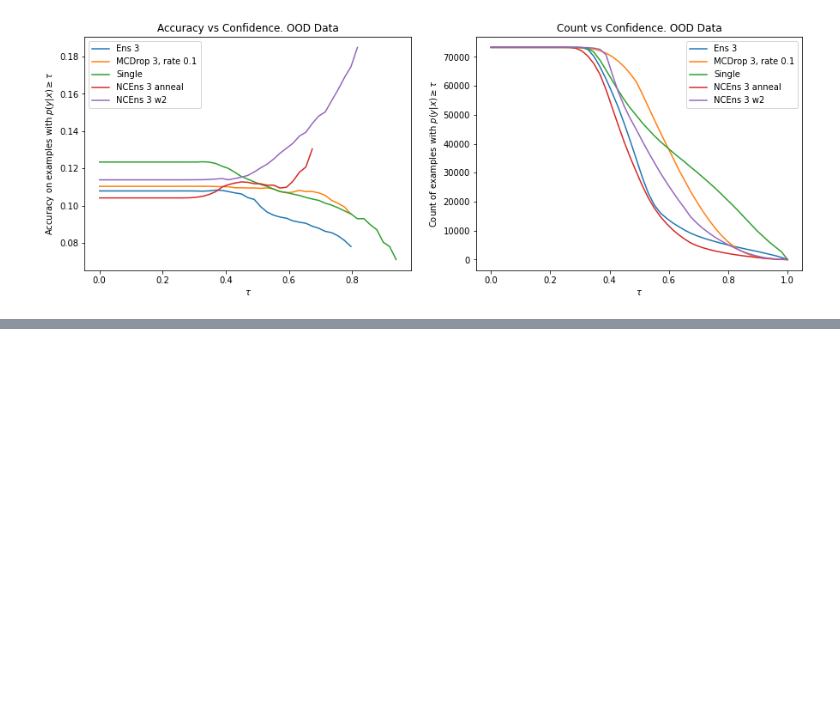
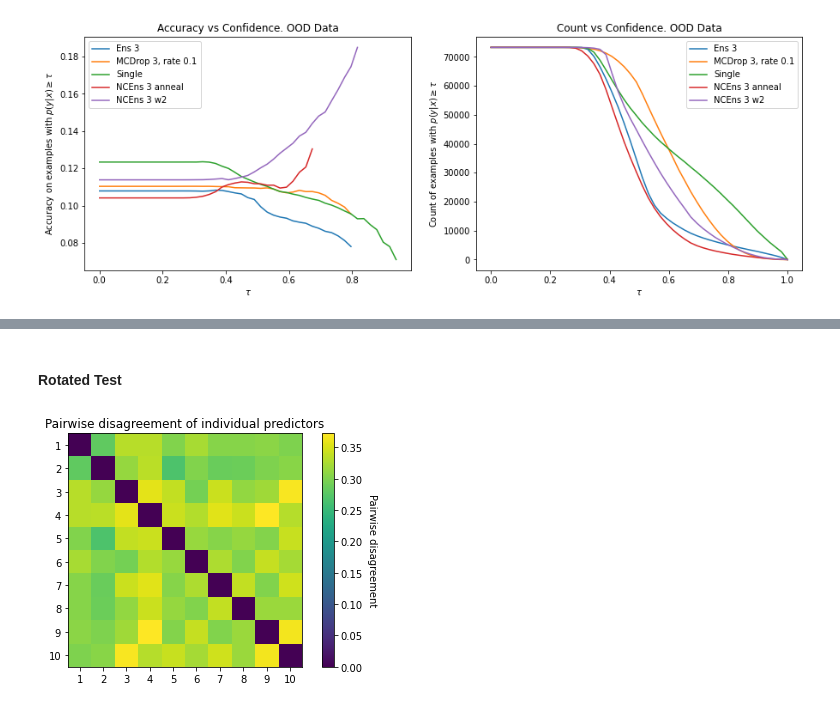
Before and after one commit to gintepe/DeepEnsembleUncertainty, a Jupyter notebook: test_mnist.ipynb, the cells around one changed output, grey strips where cells are left out. Cells and saved outputs as stored; diff of their text form; code cells hidden in the pictures; blank space fills up the shorter version.

```diff
--- a/test_mnist.ipynb
+++ b/test_mnist.ipynb
@@ -244,0 +235,6 @@ acc
+# %% [markdown]
+#### Rotated Test
+# %%
+plot_disagreement_mat(disagreement_mat_rot)
+# %% [output]
+[figure, added]
```
Also changed, not shown: parts of 38 cells of this notebook, 11 other files.
